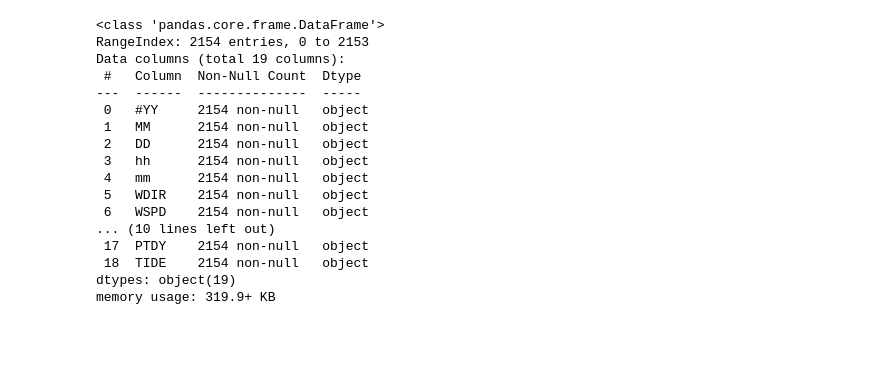
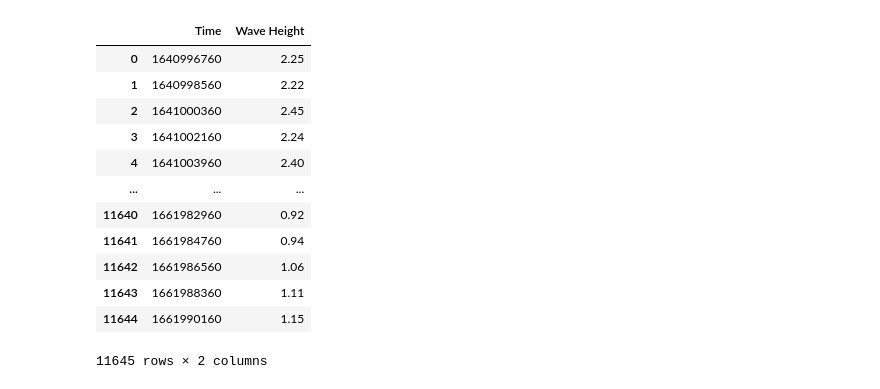
Before and after one commit to DanielCaoSilva/GaussProcesses, a Jupyter notebook: variational.ipynb, the cells around one changed output. Saved outputs shown, nothing was run; the diff lists cells and outputs as text; code cells hidden in the pictures; blank space fills up the shorter version.

```diff
--- a/variational.ipynb
+++ b/variational.ipynb
@@ -15,25 +12,0 @@ torch.set_default_tensor_type('torch.cuda.FloatTensor')
-# %%
-df = pd.read_csv("https://www.ndbc.noaa.gov/data/realtime2/46268.txt",delim_whitespace=True)
-df.info()
-
-df.drop(index=df.index[0],
-        axis=0,
-        inplace=True)
-# %% [output]
-<class 'pandas.core.frame.DataFrame'>
-RangeIndex: 2154 entries, 0 to 2153
-Data columns (total 19 columns):
- #   Column  Non-Null Count  Dtype
----  ------  --------------  -----
- 0   #YY     2154 non-null   object
- 1   MM      2154 non-null   object
- 2   DD      2154 non-null   object
- 3   hh      2154 non-null   object
- 4   mm      2154 non-null   object
- 5   WDIR    2154 non-null   object
- 6   WSPD    2154 non-null   object
-... (10 lines left out)
- 17  PTDY    2154 non-null   object
- 18  TIDE    2154 non-null   object
-dtypes: object(19)
-memory usage: 319.9+ KB
@@ -39,0 +17,3 @@ memory usage: 319.9+ KB
+# %%
+from pydap.client import open_url
+raw_dataset = open_url('https://dods.ndbc.noaa.gov/thredds/dodsC/data/stdmet/46221/46221h2022.nc')
@@ -40 +23,22 @@ memory usage: 319.9+ KB
+# %%
+wave_data = pd.DataFrame(time_, columns = ['Time'])
+wave_height = np.ravel(wave_height)
+
+wave_data['Wave Height'] = wave_height
+wave_data.set_index('Time')
+wave_data
+# %% [output]
+|  | Time | Wave Height |
+| 0 | 1640996760 | 2.25 |
+| 1 | 1640998560 | 2.22 |
+| 2 | 1641000360 | 2.45 |
+| 3 | 1641002160 | 2.24 |
+| 4 | 1641003960 | 2.40 |
+| ... | ... | ... |
+| 11640 | 1661982960 | 0.92 |
+| 11641 | 1661984760 | 0.94 |
+| 11642 | 1661986560 | 1.06 |
+| 11643 | 1661988360 | 1.11 |
+| 11644 | 1661990160 | 1.15 |
+11645 rows × 2 columns
 # %%
```
Also changed, not shown: parts of 22 cells of this notebook.
